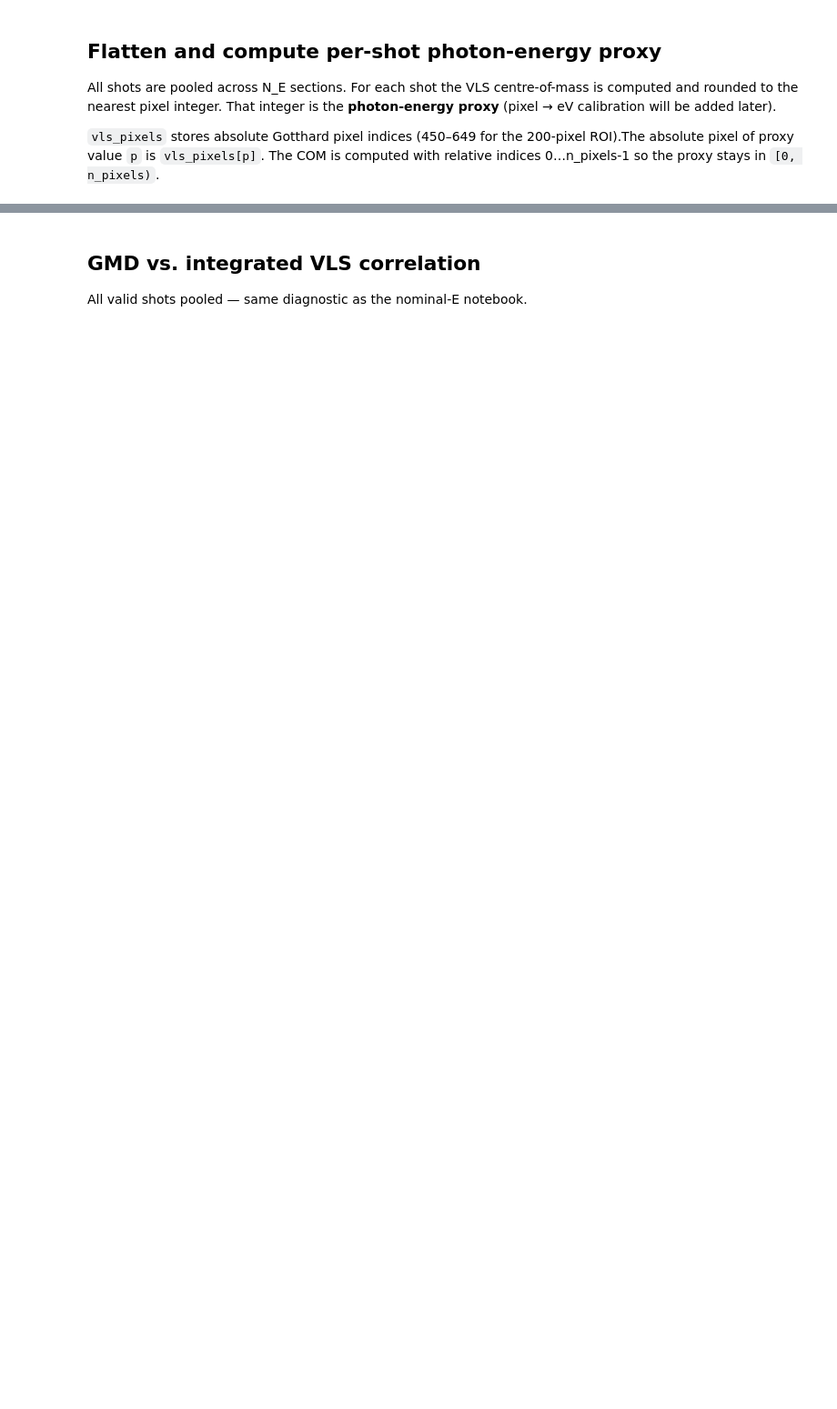
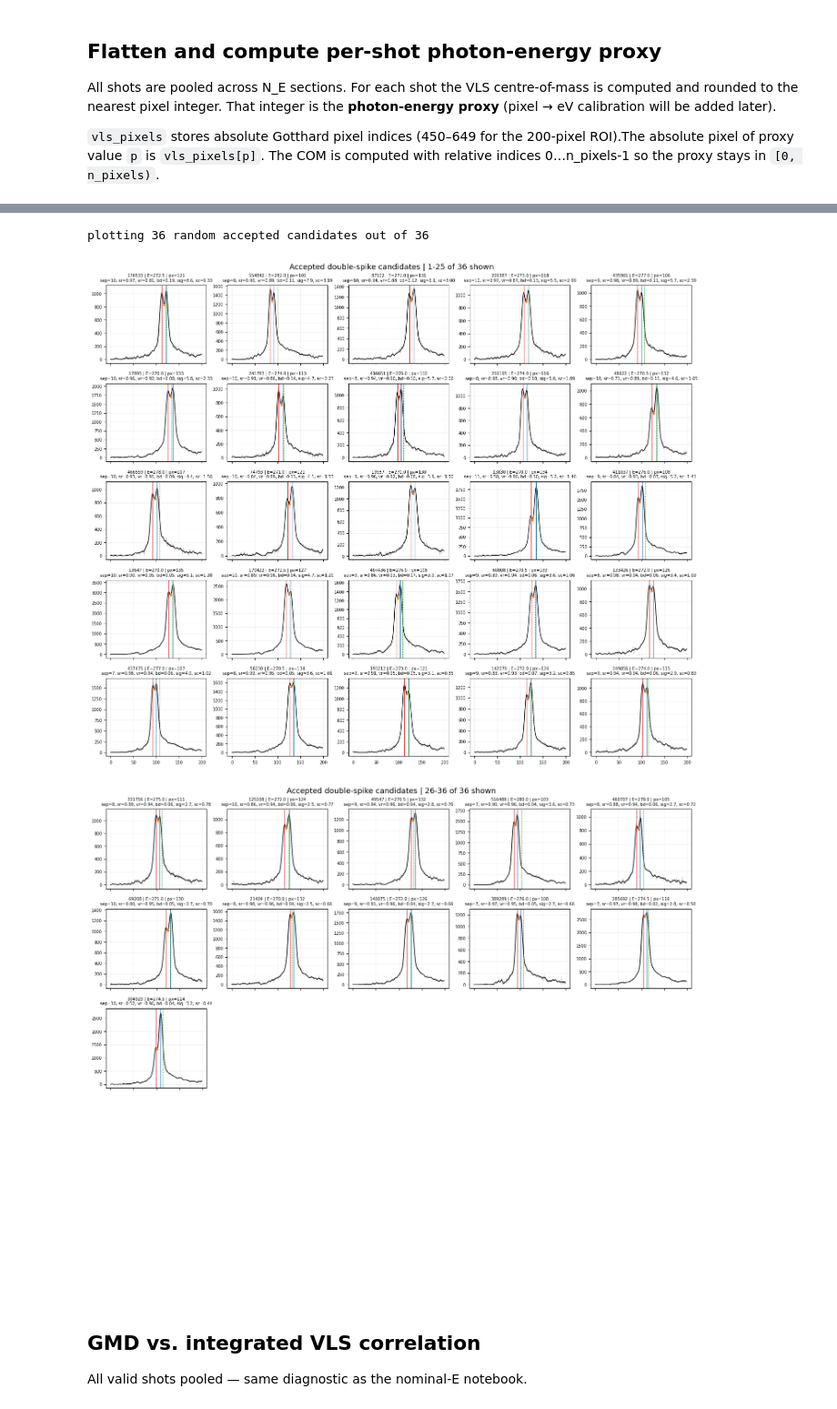
Before and after one commit to ogalexander/glycine26, a Jupyter notebook: analysis/notebooks/xas_static_shot_resolved_E.ipynb, the cells around one changed output, grey strips where cells are left out. Shown at 91% size. Cells and saved outputs as stored; diff of their text form; code cells hidden in the pictures; blank space fills up the shorter version.

Commit message:
split-spike-shot-finding

```diff
--- a/analysis/notebooks/xas_static_shot_resolved_E.ipynb
+++ b/analysis/notebooks/xas_static_shot_resolved_E.ipynb
@@ -139,0 +301,7 @@ unique proxy energies (pixels): 66
+# %%
+Xcorr, Xsm, noise = preprocess_shots_for_peakfinding(
+    A_valid,
+    baseline_q=BASELINE_Q,
+    sg_window=SG_WINDOW,
+    sg_poly=SG_POLY,
+)
@@ -140,3 +556,34 @@ unique proxy energies (pixels): 66
+# %%
+# --- Plot a random sample of accepted candidates ---
+
+N_SAMPLE = 75
+RANDOM_SEED = 123
+
+accepted_idx = np.flatnonzero(ds_pairscan["is_candidate"])
+
+rng = np.random.default_rng(RANDOM_SEED)
+sample_idx = rng.choice(
+    accepted_idx,
+    size=min(N_SAMPLE, len(accepted_idx)),
+    replace=False,
+)
+
+# Optional: sort sampled shots by score so strongest-looking sampled shots appear first
+sample_idx = sample_idx[np.argsort(ds_pairscan["score"][sample_idx])[::-1]]
+
+print(f"plotting {len(sample_idx)} random accepted candidates out of {len(accepted_idx)}")
+
+plot_double_spike_candidate_pages(
+    sample_idx,
+    ds_pairscan,
+    n_per_page=25,
+    ncols=5,
+    max_pages=3,
+)
+# %% [output]
+plotting 36 random accepted candidates out of 36
+[figure, added]
+[figure, added]
 # %% [markdown]
 ## GMD vs. integrated VLS correlation
 
```
Also changed, not shown: parts of 13 cells of this notebook.
